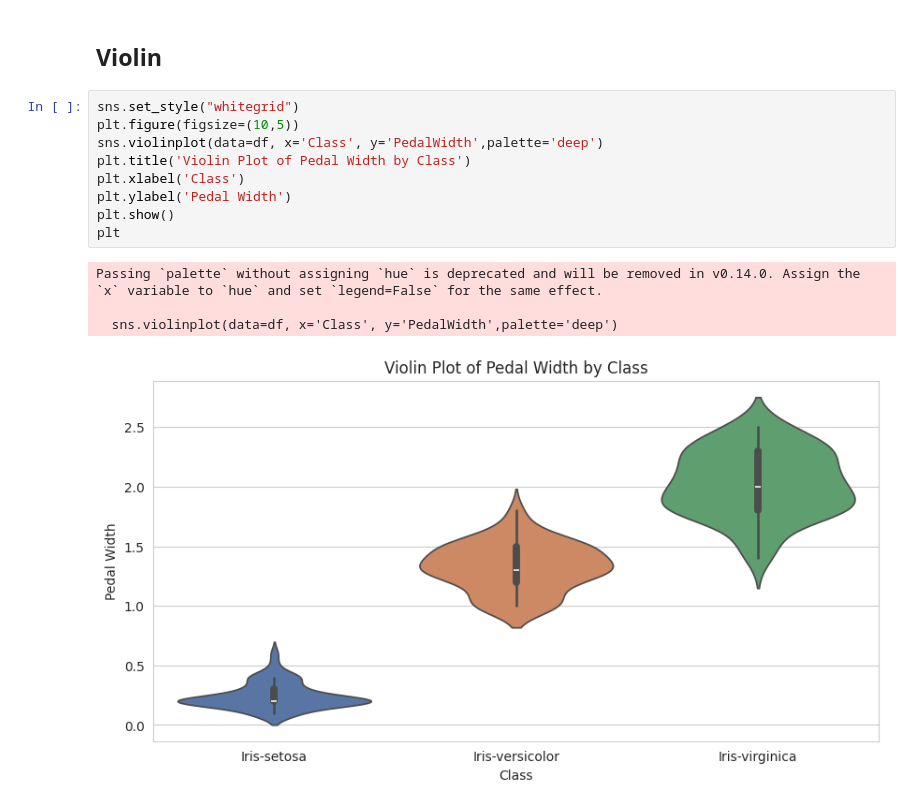
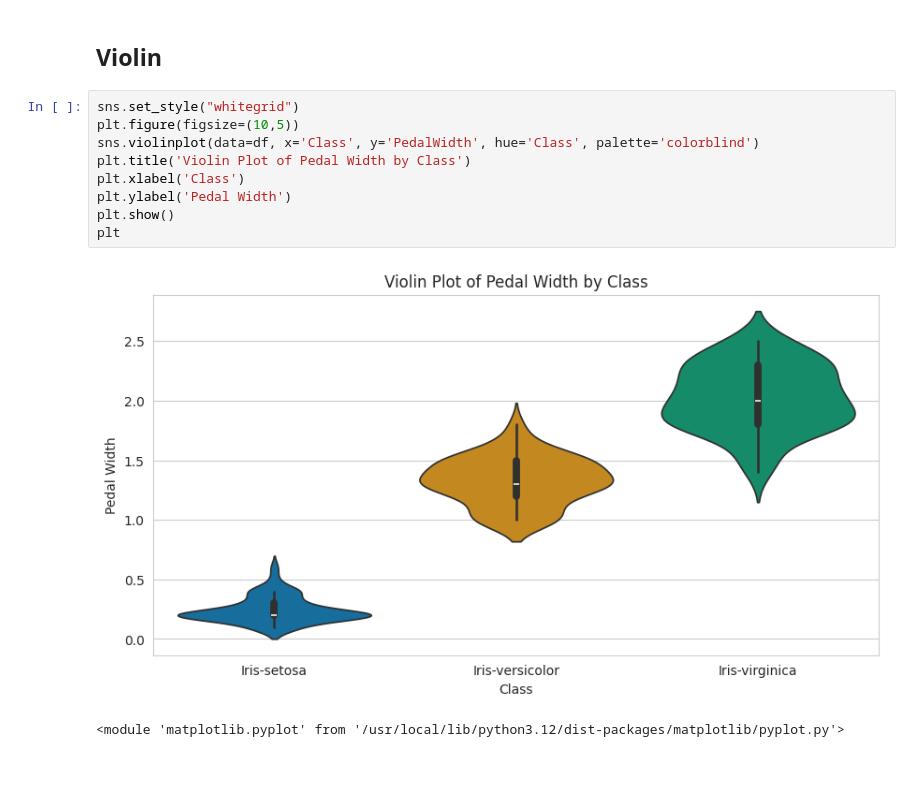
Before and after one commit to Ramses-Monjaras/Data-Processing-Visualization, a Jupyter notebook: Quiz_3.ipynb, the cells around one changed output. Saved outputs shown, nothing was run; the diff lists cells and outputs as text; blank space fills up the shorter version.

```diff
--- a/Quiz_3.ipynb
+++ b/Quiz_3.ipynb
@@ -93,14 +87,12 @@ Passing `palette` without assigning `hue` is deprecated and will be removed in v
 # %%
 sns.set_style("whitegrid")
 plt.figure(figsize=(10,5))
-sns.violinplot(data=df, x='Class', y='PedalWidth',palette='deep')
+sns.violinplot(data=df, x='Class', y='PedalWidth', hue='Class', palette='colorblind')
 plt.title('Violin Plot of Pedal Width by Class')
 plt.xlabel('Class')
 plt.ylabel('Pedal Width')
 plt.show()
 plt
 # %% [output]
+[figure, new version]
-Passing `palette` without assigning `hue` is deprecated and will be removed in v0.14.0. Assign the `x` variable to `hue` and set `legend=False` for the same effect.
-
-  sns.violinplot(data=df, x='Class', y='PedalWidth',palette='deep')
+<module 'matplotlib.pyplot' from '/usr/local/lib/python3.12/dist-packages/matplotlib/pyplot.py'>
-[figure, old version]
```
Also changed, not shown: parts of 4 cells of this notebook.
